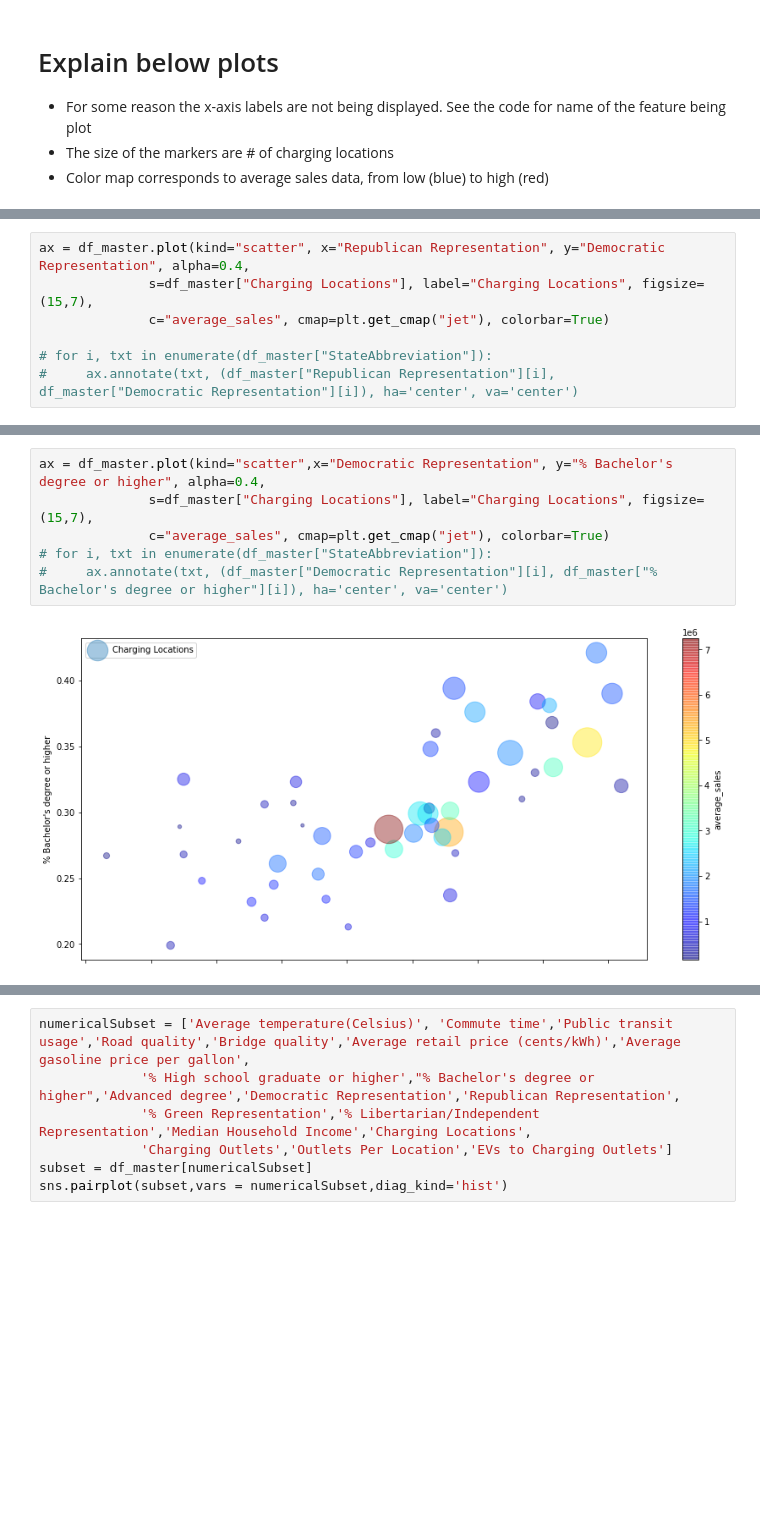
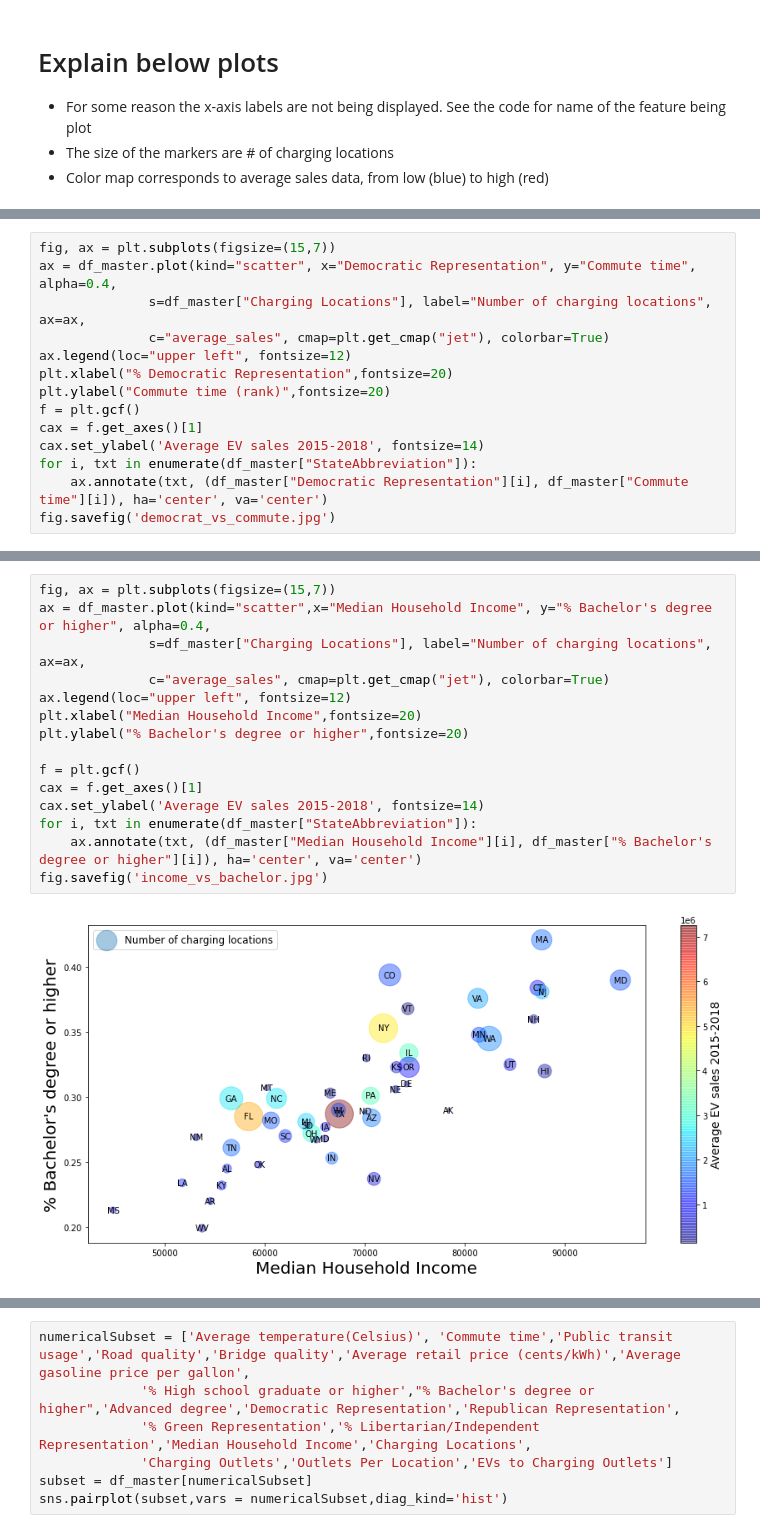
Before and after one commit to Disguiser23/ECE143-project-group11, a Jupyter notebook: data analysis and visualization-more-correlation-plots.ipynb, the cells around one changed output, grey strips where cells are left out. Saved outputs shown, nothing was run; the diff lists cells and outputs as text; blank space fills up the shorter version.

```diff
--- a/data analysis and visualization-more-correlation-plots.ipynb
+++ b/data analysis and visualization-more-correlation-plots.ipynb
@@ -152,8 +219,15 @@ Text(0.5, 0, "% Bachelor's degree or higher")
 # %%
-ax = df_master.plot(kind="scatter", x="Republican Representation", y="Democratic Representation", alpha=0.4,
-              s=df_master["Charging Locations"], label="Charging Locations", figsize=(15,7),
+fig, ax = plt.subplots(figsize=(15,7))
+ax = df_master.plot(kind="scatter", x="Democratic Representation", y="Commute time", alpha=0.4,
+              s=df_master["Charging Locations"], label="Number of charging locations", ax=ax,
               c="average_sales", cmap=plt.get_cmap("jet"), colorbar=True)
-
-# for i, txt in enumerate(df_master["StateAbbreviation"]):
-#     ax.annotate(txt, (df_master["Republican Representation"][i], df_master["Democratic Representation"][i]), ha='center', va='center')
+ax.legend(loc="upper left", fontsize=12)
+plt.xlabel("% Democratic Representation",fontsize=20)
+plt.ylabel("Commute time (rank)",fontsize=20)
+f = plt.gcf()
+cax = f.get_axes()[1]
+cax.set_ylabel('Average EV sales 2015-2018', fontsize=14)
+for i, txt in enumerate(df_master["StateAbbreviation"]):
+    ax.annotate(txt, (df_master["Democratic Representation"][i], df_master["Commute time"][i]), ha='center', va='center')
+fig.savefig('democrat_vs_commute.jpg')
 # %% [output]
@@ -161,8 +235,17 @@ ax = df_master.plot(kind="scatter", x="Republican Representation", y="Democratic
 # %%
-ax = df_master.plot(kind="scatter",x="Democratic Representation", y="% Bachelor's degree or higher", alpha=0.4,
-              s=df_master["Charging Locations"], label="Charging Locations", figsize=(15,7),
+fig, ax = plt.subplots(figsize=(15,7))
+ax = df_master.plot(kind="scatter",x="Median Household Income", y="% Bachelor's degree or higher", alpha=0.4,
+              s=df_master["Charging Locations"], label="Number of charging locations", ax=ax,
               c="average_sales", cmap=plt.get_cmap("jet"), colorbar=True)
-# for i, txt in enumerate(df_master["StateAbbreviation"]):
-#     ax.annotate(txt, (df_master["Democratic Representation"][i], df_master["% Bachelor's degree or higher"][i]), ha='center', va='center')
+ax.legend(loc="upper left", fontsize=12)
+plt.xlabel("Median Household Income",fontsize=20)
+plt.ylabel("% Bachelor's degree or higher",fontsize=20)
+
+f = plt.gcf()
+cax = f.get_axes()[1]
+cax.set_ylabel('Average EV sales 2015-2018', fontsize=14)
+for i, txt in enumerate(df_master["StateAbbreviation"]):
+    ax.annotate(txt, (df_master["Median Household Income"][i], df_master["% Bachelor's degree or higher"][i]), ha='center', va='center')
+fig.savefig('income_vs_bachelor.jpg')
 # %% [output]
-[figure, old version]
+[figure, new version]
```
Also changed, not shown: parts of 7 cells of this notebook, 12 other files.
